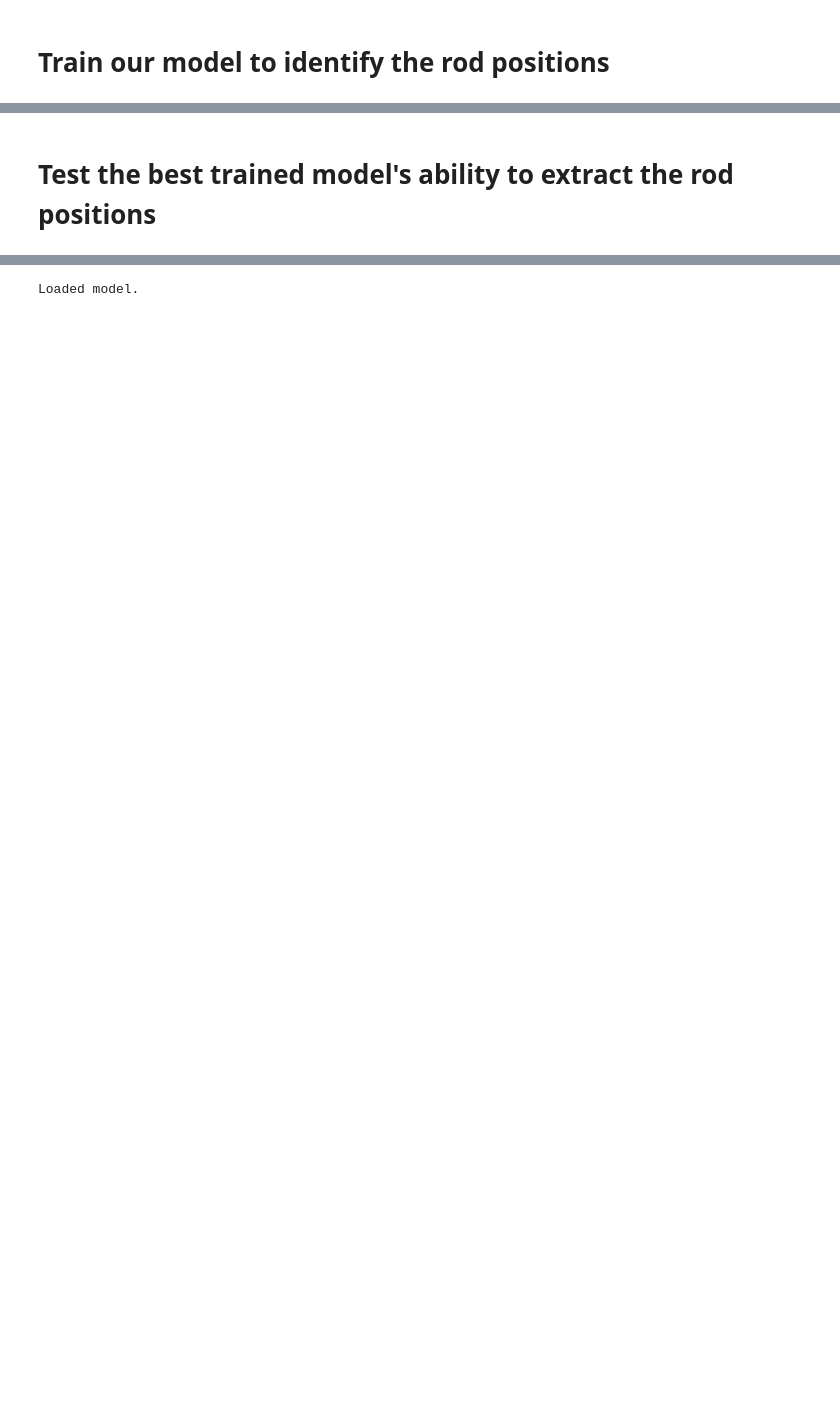
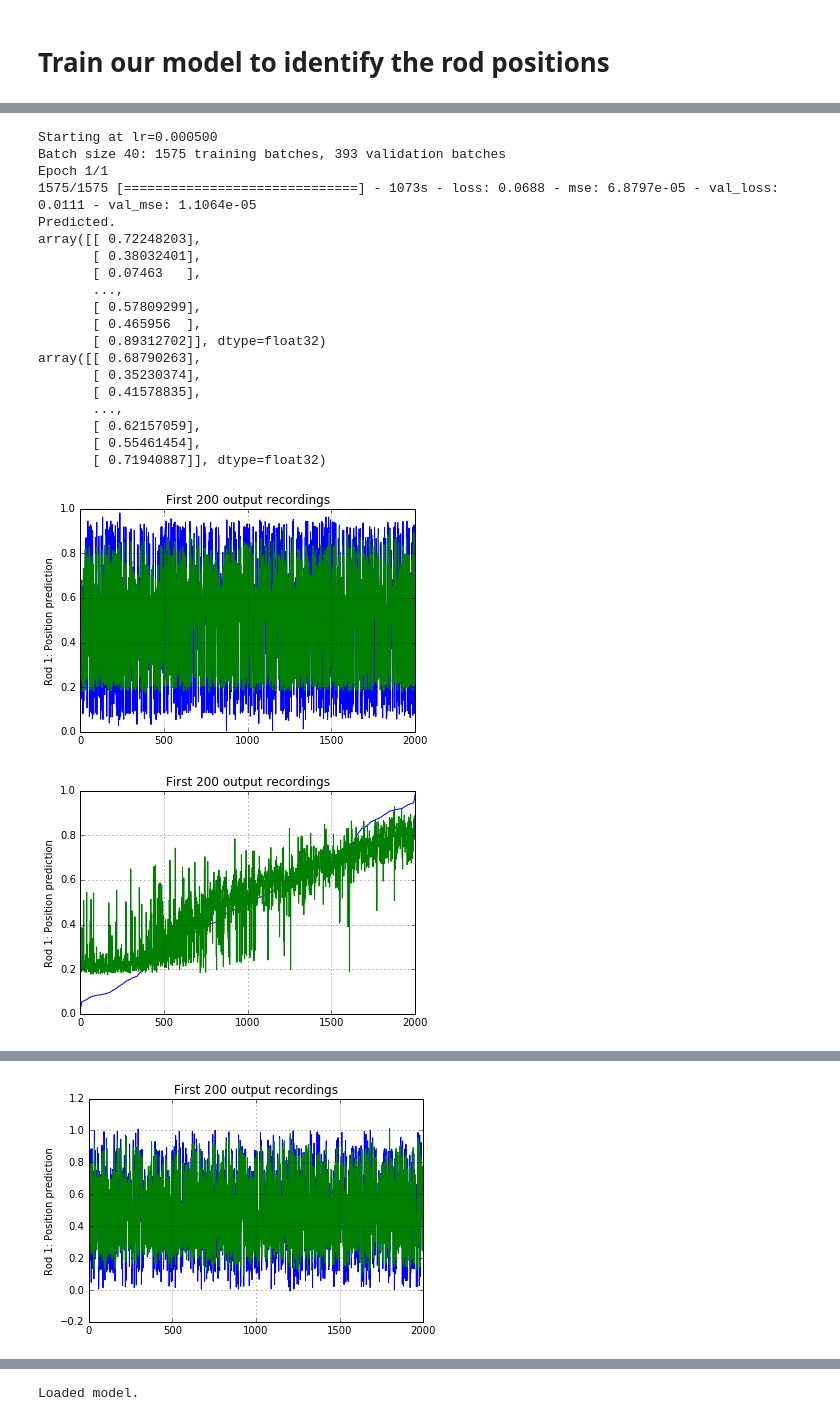
Before and after one commit to glmcdona/FoosAI, a Jupyter notebook: Code/Training/TrainingFoosbot.ipynb, the cells around one changed output, grey strips where cells are left out. Cells and saved outputs as stored; diff of their text form; code cells hidden in the pictures; blank space fills up the shorter version.

```diff
--- a/Code/Training/TrainingFoosbot.ipynb
+++ b/Code/Training/TrainingFoosbot.ipynb
@@ -619,2 +556,39 @@ User stopped the training.
-# %% [markdown]
-# Test the best trained model's ability to extract the rod positions
+# %%
+
+batch_size = 40
+
+epoch = 0
+(epoch, stop) = run_train2(model, batch_size, training, lr=0.0005,start_epoch=epoch, num_epochs=4, WEIGHTS_FNAME=WEIGHTS_FNAME, MODELS_FNAME=MODELS_FNAME, plot_frequency=1)
+
+(epoch, stop) = run_train(model, batch_size, training, lr=0.0005,start_epoch=epoch, num_epochs=10, WEIGHTS_FNAME=WEIGHTS_FNAME, MODELS_FNAME=MODELS_FNAME, plot_frequency=1)
+if not stop:
+    (epoch, stop) = run_train(model, batch_size, training, lr=0.00005,start_epoch=epoch, num_epochs=10, WEIGHTS_FNAME=WEIGHTS_FNAME, MODELS_FNAME=MODELS_FNAME, plot_frequency=4)
+if not stop:
+    (epoch, stop) = run_train(model, batch_size, training, lr=0.00001,start_epoch=epoch, num_epochs=10, WEIGHTS_FNAME=WEIGHTS_FNAME, MODELS_FNAME=MODELS_FNAME, plot_frequency=4)
+if not stop:
+    (epoch, stop) = run_train(model, batch_size, training, lr=0.000001,start_epoch=epoch, num_epochs=50, WEIGHTS_FNAME=WEIGHTS_FNAME, MODELS_FNAME=MODELS_FNAME, plot_frequency=4)
+
+    # Plot the real versus predicted values for some of the validation data
+plot_validate(ValidateBatchGen(batch_size, model, training), model, 2000, "Position prediction")
+# %% [output]
+Starting at lr=0.000500
+Batch size 40: 1575 training batches, 393 validation batches
+Epoch 1/1
+1575/1575 [==============================] - 1073s - loss: 0.0688 - mse: 6.8797e-05 - val_loss: 0.0111 - val_mse: 1.1064e-05
+Predicted.
+array([[ 0.72248203],
+       [ 0.38032401],
+       [ 0.07463   ],
+       ...,
+       [ 0.57809299],
+       [ 0.465956  ],
+       [ 0.89312702]], dtype=float32)
+array([[ 0.68790263],
+       [ 0.35230374],
+       [ 0.41578835],
+       ...,
+       [ 0.62157059],
+       [ 0.55461454],
+       [ 0.71940887]], dtype=float32)
+[figure, added]
+[figure, added]
@@ -620,0 +613 @@ User stopped the training.
+[figure, added]
```
Also changed, not shown: parts of 27 cells of this notebook, 43 other files.
